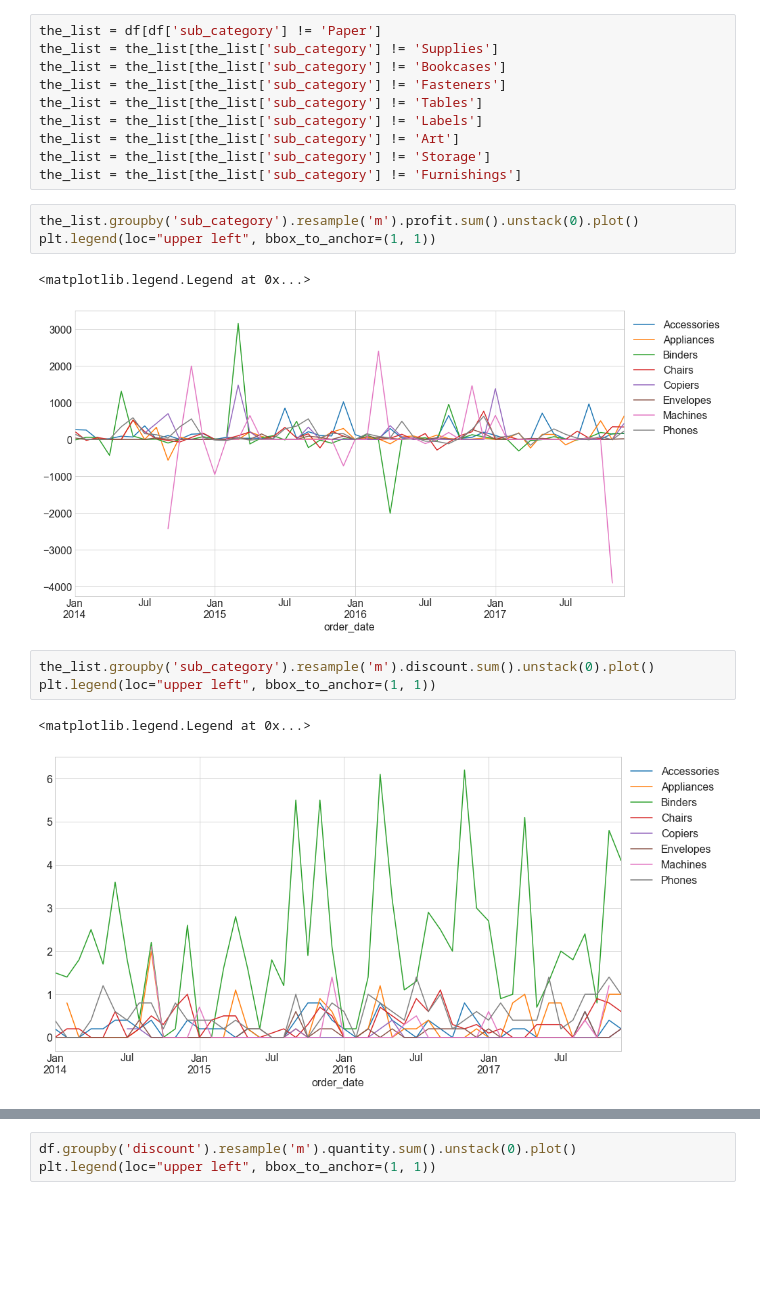
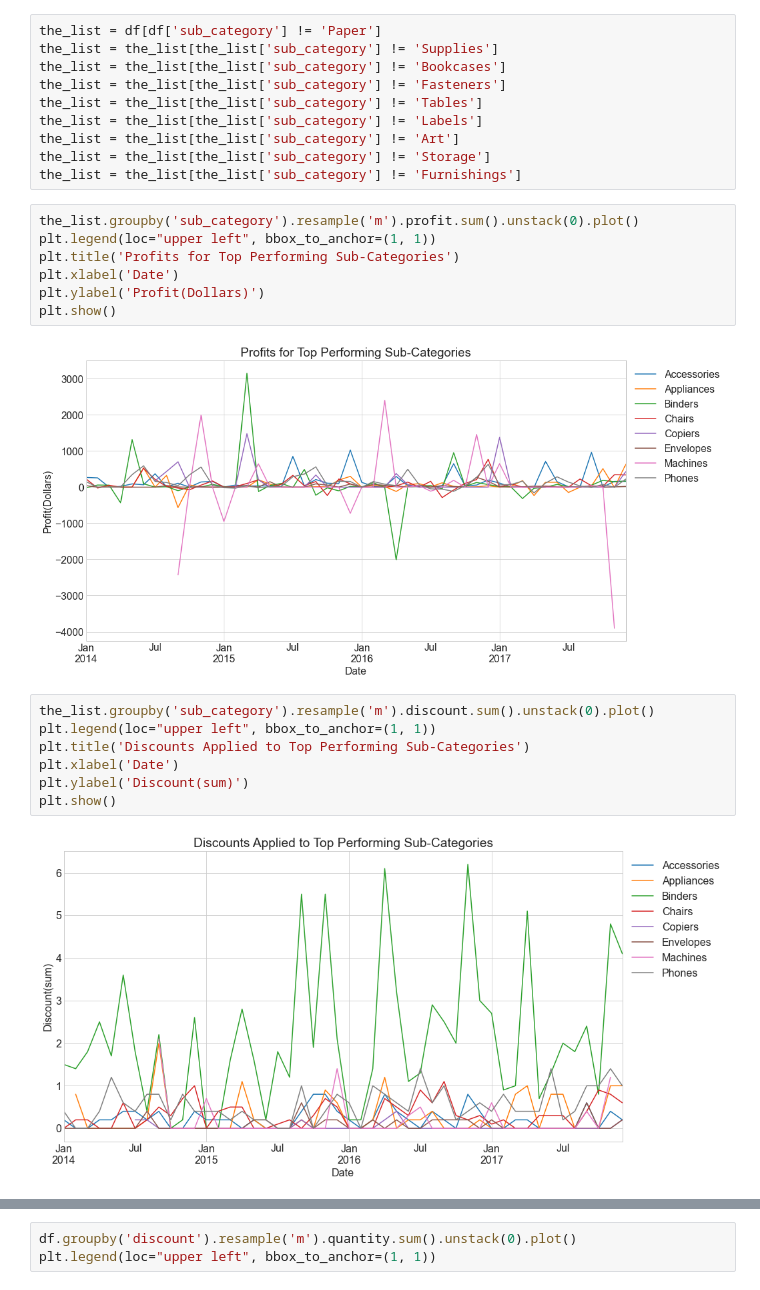
Before and after one commit to ella-braeden-time-series-unlimited/time-series-project, a Jupyter notebook: braeden_explore.ipynb, the cells around one changed output, grey strips where cells are left out. Cells and saved outputs as stored; diff of their text form; blank space fills up the shorter version.

```diff
--- a/braeden_explore.ipynb
+++ b/braeden_explore.ipynb
@@ -170,12 +170,18 @@ the_list = the_list[the_list['sub_category'] != 'Furnishings']
 # %%
 the_list.groupby('sub_category').resample('m').profit.sum().unstack(0).plot()
 plt.legend(loc="upper left", bbox_to_anchor=(1, 1))
+plt.title('Profits for Top Performing Sub-Categories')
+plt.xlabel('Date')
+plt.ylabel('Profit(Dollars)')
+plt.show()
 # %% [output]
-<matplotlib.legend.Legend at 0x...>
-[figure, old version]
+[figure, new version]
 # %%
 the_list.groupby('sub_category').resample('m').discount.sum().unstack(0).plot()
 plt.legend(loc="upper left", bbox_to_anchor=(1, 1))
+plt.title('Discounts Applied to Top Performing Sub-Categories')
+plt.xlabel('Date')
+plt.ylabel('Discount(sum)')
+plt.show()
 # %% [output]
-<matplotlib.legend.Legend at 0x...>
-[figure, old version]
+[figure, new version]
```
Also changed, not shown: parts of 4 cells of this notebook.
